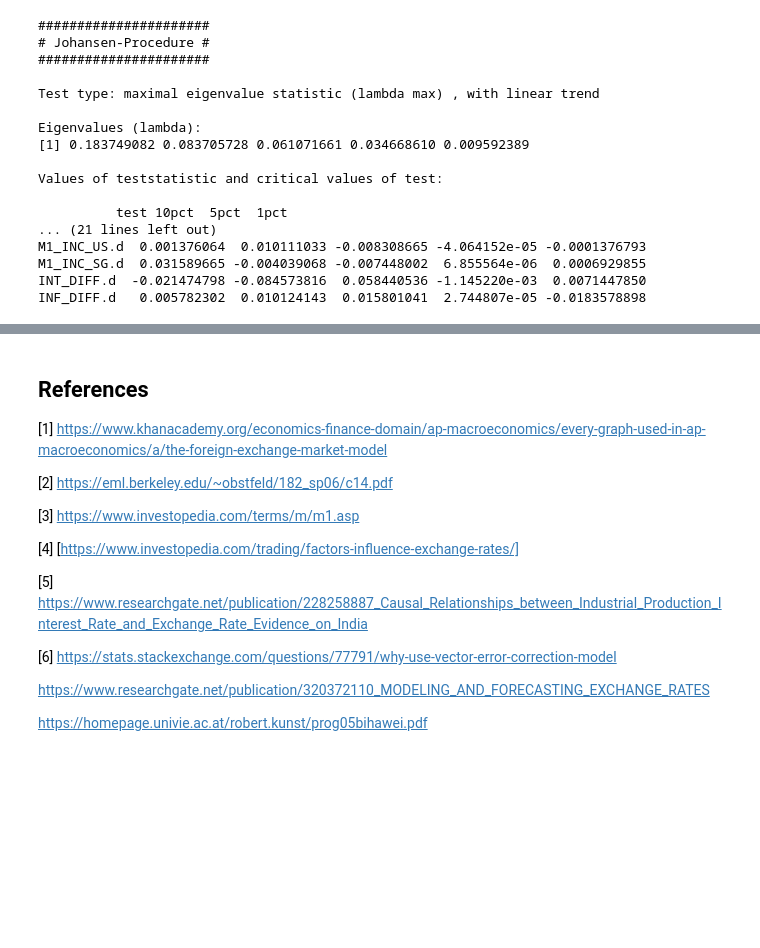
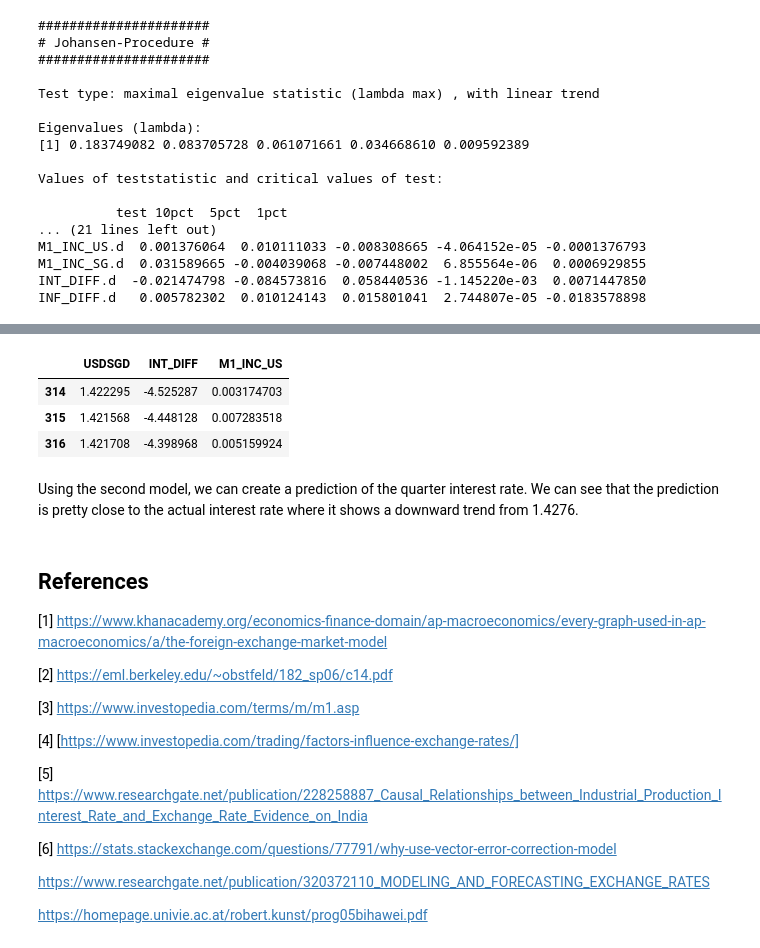
Before and after one commit to yehjxraymond/wqu_econometrics_group_proj, a Jupyter notebook: submission2/Part 2.ipynb, the cells around one changed output, grey strips where cells are left out. Cells and saved outputs as stored; diff of their text form; code cells hidden in the pictures; blank space fills up the shorter version.

```diff
--- a/submission2/Part 2.ipynb
+++ b/submission2/Part 2.ipynb
@@ -302,0 +324,4 @@ usdsgd["201702/201704"]
+# %%
+data_simp = data$USDSGD
+data_simp = merge(data_simp, data$INT_DIFF)
+data_simp = merge(data_simp, data$M1_INC_US)
@@ -303,9 +355,6 @@ usdsgd["201702/201704"]
 # %%
-data_simp = data$USDSGD
-data_simp = merge(data_simp, data$INF_DIFF)
-fit2 = VECM(data_simp, 3, r = 1, include = "const",estim = "ML", LRinclude = "none")
+fit2 = VECM(data_simp, 2, r = 1, include = "const",estim = "ML", LRinclude = "none")
 summary(fit2)
-predict(fit, n.ahead=3)
 # %% [output]
 #############
 ###Model VECM
@@ -334,3 +397,12 @@ Equation INF_DIFF 0.0495(0.1259)      -0.0806(0.0585)
+# %%
+predict(fit2, n.ahead=3)
+# %% [output]
+|  | USDSGD | INT_DIFF | M1_INC_US |
+| 314 | 1.422295 | -4.525287 | 0.003174703 |
+| 315 | 1.421568 | -4.448128 | 0.007283518 |
+| 316 | 1.421708 | -4.398968 | 0.005159924 |
+# %% [markdown]
+Using the second model, we can create a prediction of the quarter interest rate. We can see that the prediction is pretty close to the actual interest rate where it shows a downward trend from 1.4276.
 # %% [markdown]
 ## References
 [1] https://www.khanacademy.org/economics-finance-domain/ap-macroeconomics/every-graph-used-in-ap-macroeconomics/a/the-foreign-exchange-market-model
```
Also changed, not shown: parts of 25 cells of this notebook.
